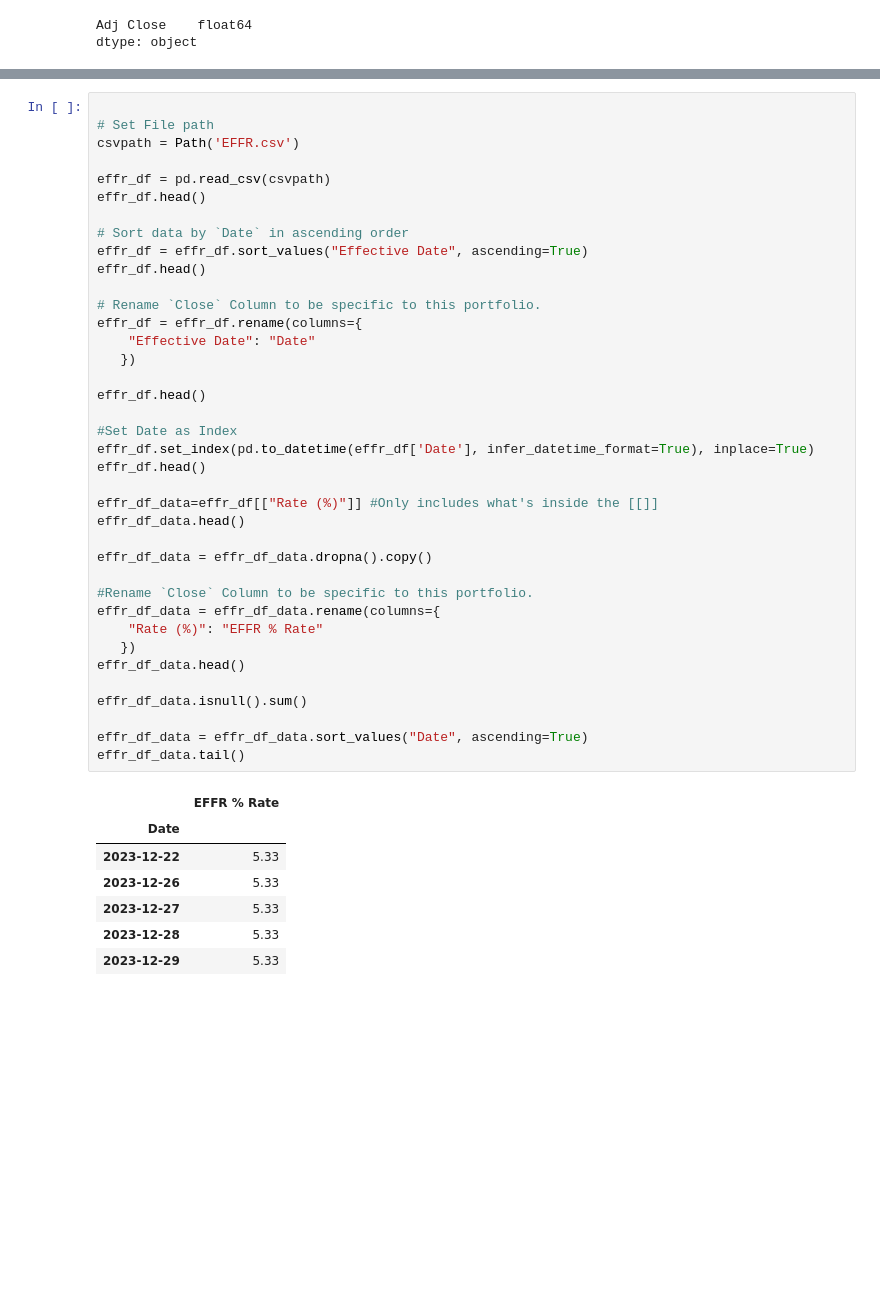
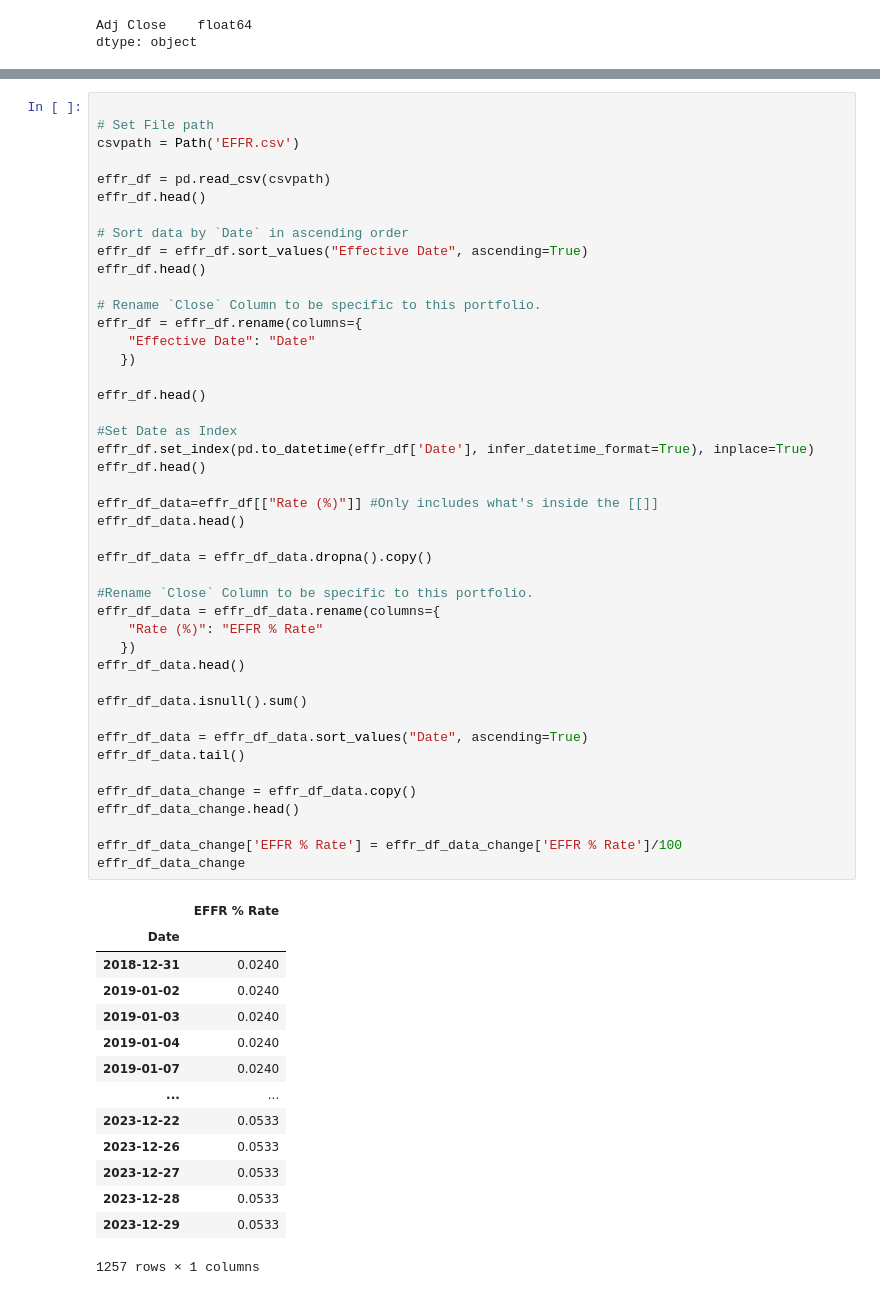
Before and after one commit to ravic4/project_1, a Jupyter notebook: master_notebook_it1.ipynb, the cells around one changed output, grey strips where cells are left out. Cells and saved outputs as stored; diff of their text form; blank space fills up the shorter version.

```diff
--- a/master_notebook_it1.ipynb
+++ b/master_notebook_it1.ipynb
@@ -282,38 +280,51 @@ effr_df.head()
 
 # Rename `Close` Column to be specific to this portfolio.
 effr_df = effr_df.rename(columns={
     "Effective Date": "Date"
    })
 
 effr_df.head()
 
 #Set Date as Index
 effr_df.set_index(pd.to_datetime(effr_df['Date'], infer_datetime_format=True), inplace=True)
 effr_df.head()
 
 effr_df_data=effr_df[["Rate (%)"]] #Only includes what's inside the [[]]
 effr_df_data.head()
 
 effr_df_data = effr_df_data.dropna().copy()
 
 #Rename `Close` Column to be specific to this portfolio.
 effr_df_data = effr_df_data.rename(columns={
     "Rate (%)": "EFFR % Rate"
    })
 effr_df_data.head()
 
 effr_df_data.isnull().sum()
 
 effr_df_data = effr_df_data.sort_values("Date", ascending=True)
 effr_df_data.tail()
+
+effr_df_data_change = effr_df_data.copy()
+effr_df_data_change.head()
+
+effr_df_data_change['EFFR % Rate'] = effr_df_data_change['EFFR % Rate']/100
+effr_df_data_change
 # %% [output]
 |  | EFFR % Rate |
 | Date |  |
-| 2023-12-22 | 5.33 |
-| 2023-12-26 | 5.33 |
-| 2023-12-27 | 5.33 |
-| 2023-12-28 | 5.33 |
-| 2023-12-29 | 5.33 |
+| 2018-12-31 | 0.0240 |
+| 2019-01-02 | 0.0240 |
+| 2019-01-03 | 0.0240 |
+| 2019-01-04 | 0.0240 |
+| 2019-01-07 | 0.0240 |
+| ... | ... |
+| 2023-12-22 | 0.0533 |
+| 2023-12-26 | 0.0533 |
+| 2023-12-27 | 0.0533 |
+| 2023-12-28 | 0.0533 |
+| 2023-12-29 | 0.0533 |
+1257 rows × 1 columns
 # %%
 ####Calculating the daily returns:
 
```
Also changed, not shown: parts of 12 cells of this notebook.
